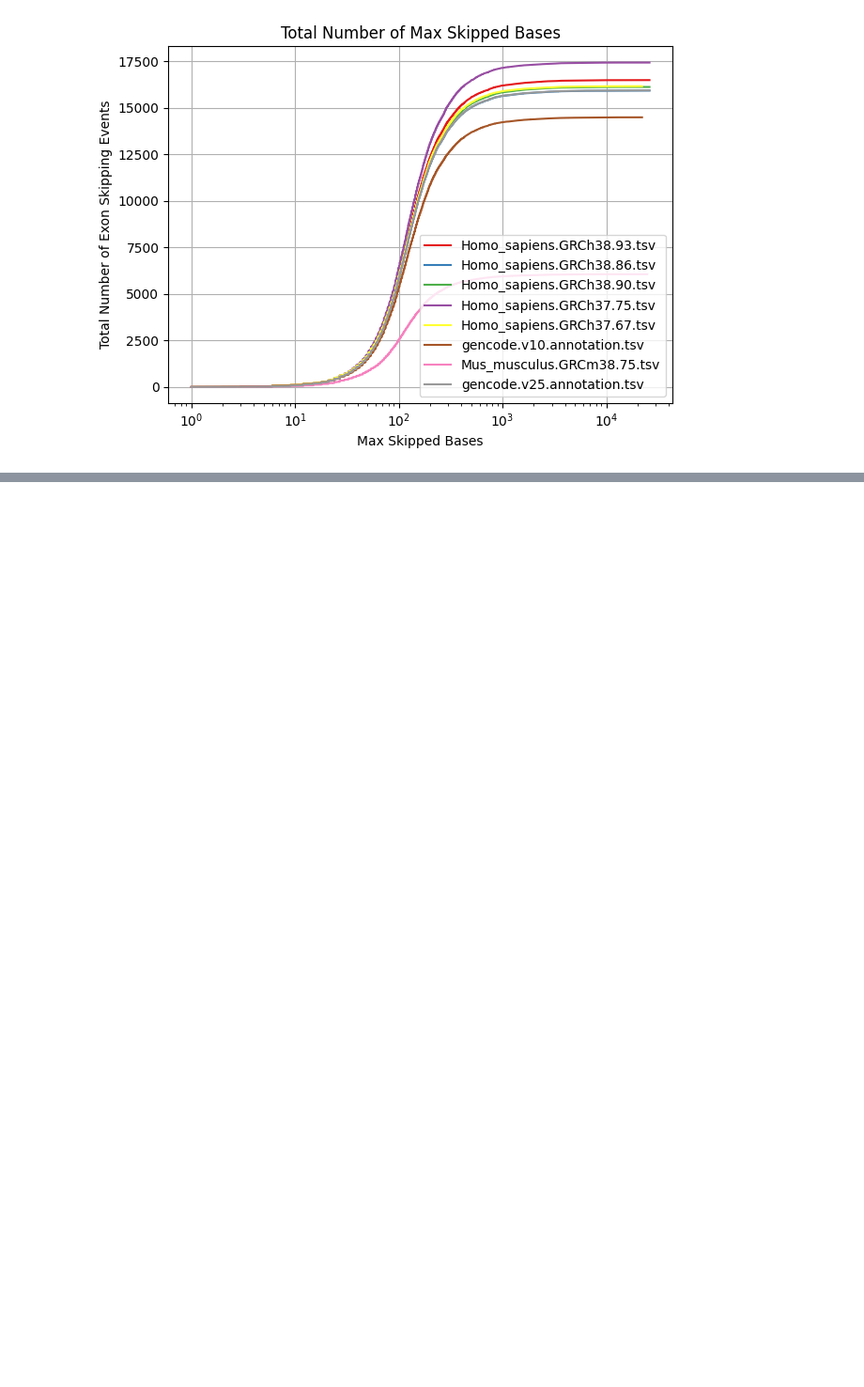
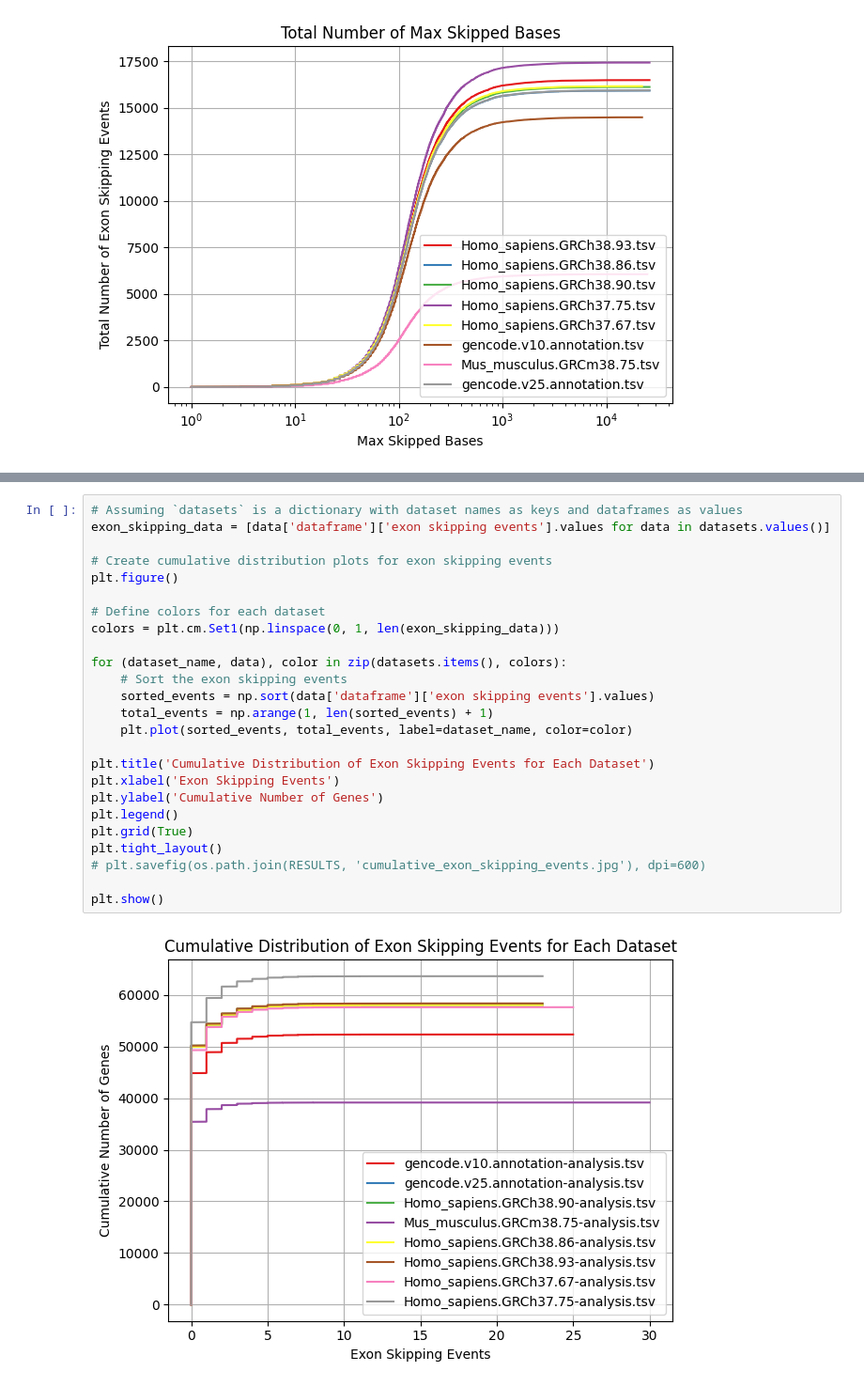
Before and after one commit to IngiumDev/gobi, a Jupyter notebook: src/main/Analysis/exonskipping/analyze_exon_skipping.ipynb, the cells around one changed output, grey strips where cells are left out. Shown at 94% size. Saved outputs shown, nothing was run; the diff lists cells and outputs as text; blank space fills up the shorter version.

```diff
--- a/src/main/Analysis/exonskipping/analyze_exon_skipping.ipynb
+++ b/src/main/Analysis/exonskipping/analyze_exon_skipping.ipynb
@@ -165,0 +238,27 @@ plt.show()
+# %%
+# Assuming `datasets` is a dictionary with dataset names as keys and dataframes as values
+exon_skipping_data = [data['dataframe']['exon skipping events'].values for data in datasets.values()]
+
+# Create cumulative distribution plots for exon skipping events
+plt.figure()
+
+# Define colors for each dataset
+colors = plt.cm.Set1(np.linspace(0, 1, len(exon_skipping_data)))
+
+for (dataset_name, data), color in zip(datasets.items(), colors):
+    # Sort the exon skipping events
+    sorted_events = np.sort(data['dataframe']['exon skipping events'].values)
+    total_events = np.arange(1, len(sorted_events) + 1)
+    plt.plot(sorted_events, total_events, label=dataset_name, color=color)
+
+plt.title('Cumulative Distribution of Exon Skipping Events for Each Dataset')
+plt.xlabel('Exon Skipping Events')
+plt.ylabel('Cumulative Number of Genes')
+plt.legend()
+plt.grid(True)
+plt.tight_layout()
+# plt.savefig(os.path.join(RESULTS, 'cumulative_exon_skipping_events.jpg'), dpi=600)
+
+plt.show()
+# %% [output]
+[figure, added]
```
Also changed, not shown: parts of 6 cells of this notebook.
